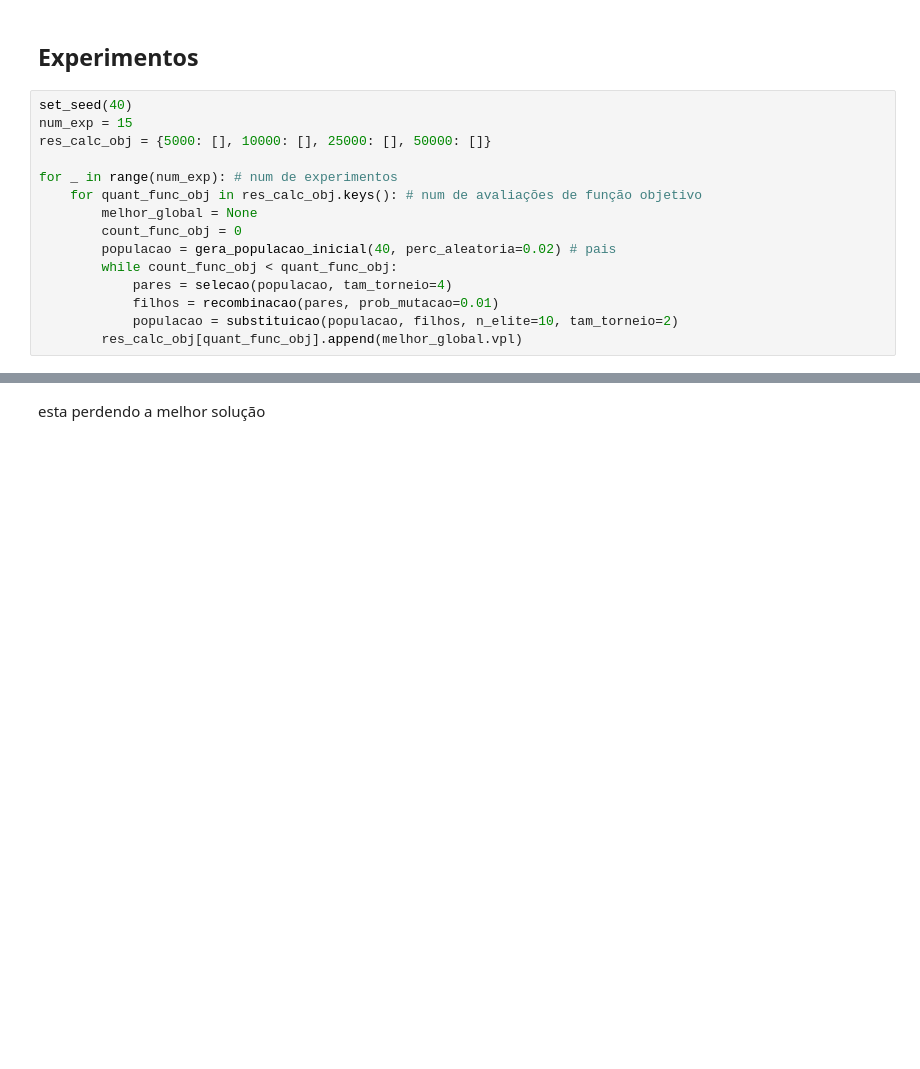
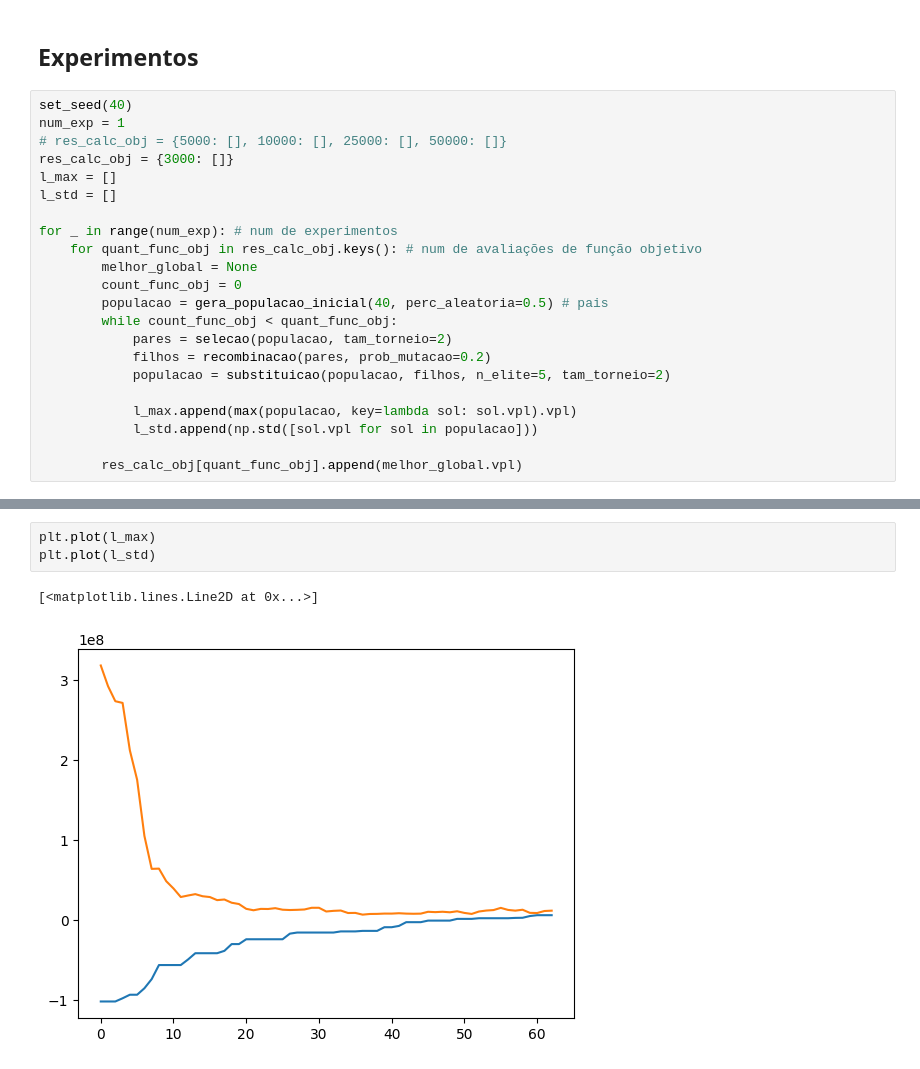
Before and after one commit to gabrielramos731/planejamento-florestal, a Jupyter notebook: T2-BH/T2/Algoritmo_Genetico/experimentos_ag.ipynb, the cells around one changed output, grey strips where cells are left out. Cells and saved outputs as stored; diff of their text form; blank space fills up the shorter version.

```diff
--- a/T2-BH/T2/Algoritmo_Genetico/experimentos_ag.ipynb
+++ b/T2-BH/T2/Algoritmo_Genetico/experimentos_ag.ipynb
@@ -330,16 +316,23 @@ def calcula_estatisticas(populacao, estatisticas) -> dict:
 ## Experimentos
 # %%
 set_seed(40)
-num_exp = 15
-res_calc_obj = {5000: [], 10000: [], 25000: [], 50000: []}
+num_exp = 1
+# res_calc_obj = {5000: [], 10000: [], 25000: [], 50000: []}
+res_calc_obj = {3000: []}
+l_max = []
+l_std = []
 
 for _ in range(num_exp): # num de experimentos
     for quant_func_obj in res_calc_obj.keys(): # num de avaliações de função objetivo
         melhor_global = None
         count_func_obj = 0
-        populacao = gera_populacao_inicial(40, perc_aleatoria=0.02) # pais
+        populacao = gera_populacao_inicial(40, perc_aleatoria=0.5) # pais
         while count_func_obj < quant_func_obj:
-            pares = selecao(populacao, tam_torneio=4)
-            filhos = recombinacao(pares, prob_mutacao=0.01)
-            populacao = substituicao(populacao, filhos, n_elite=10, tam_torneio=2)
+            pares = selecao(populacao, tam_torneio=2)
+            filhos = recombinacao(pares, prob_mutacao=0.2)
+            populacao = substituicao(populacao, filhos, n_elite=5, tam_torneio=2)
+
+            l_max.append(max(populacao, key=lambda sol: sol.vpl).vpl)
+            l_std.append(np.std([sol.vpl for sol in populacao]))
+
         res_calc_obj[quant_func_obj].append(melhor_global.vpl)
@@ -436,2 +339,6 @@ res_calc_obj = {5000: [np.int64(6421967),
-# %% [markdown]
-esta perdendo a melhor solução
+# %%
+plt.plot(l_max)
+plt.plot(l_std)
+# %% [output]
+[<matplotlib.lines.Line2D at 0x...>]
+[figure, added]
```
Also changed, not shown: parts of 12 cells of this notebook, 28 other files.
